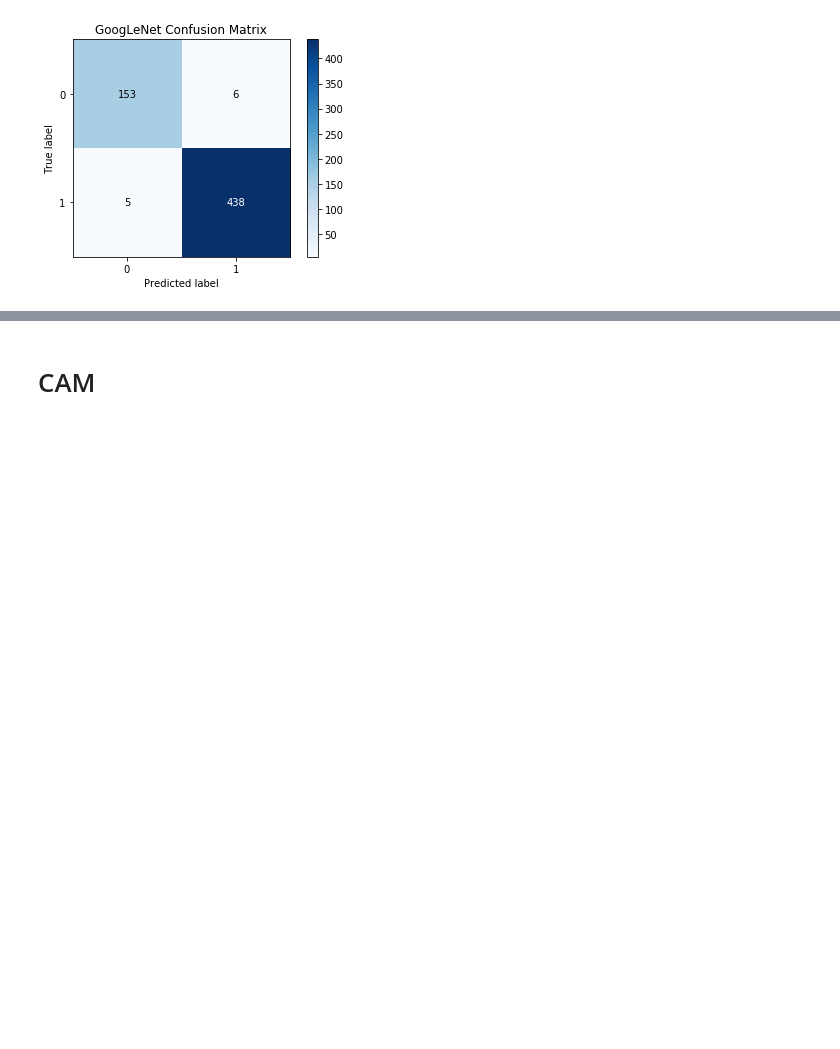
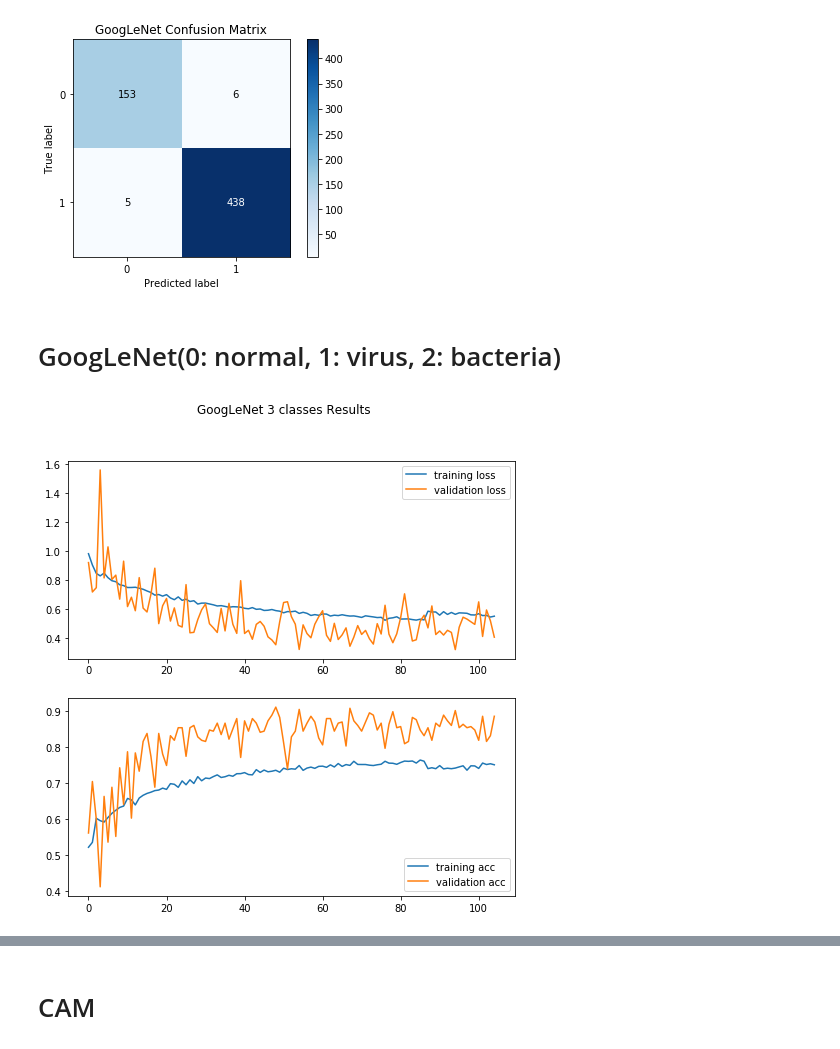
Before and after one commit to zyy2929/DeepLearningForMedicine, a Jupyter notebook: Code/visualization.ipynb, the cells around one changed output, grey strips where cells are left out. Saved outputs shown, nothing was run; the diff lists cells and outputs as text; code cells hidden in the pictures; blank space fills up the shorter version.

Commit message:
googlenet(3 classes) added

```diff
--- a/Code/visualization.ipynb
+++ b/Code/visualization.ipynb
@@ -54,6 +54,10 @@ history_densenet161_197 = pickle.load(pickle_in)
 #googlenet
 pickle_in = open('history_gn21.pkl', 'rb')
 history_googlenet = pickle.load(pickle_in)
+
+#googlenet(3 classes)
+pickle_in = open('history_3class1.pkl', 'rb')
+history_googlenet3 = pickle.load(pickle_in)
 # %% [markdown]
 # ResNet
 # %%
@@ -246,3 +250,25 @@ skplt.metrics.plot_confusion_matrix(true_labels, pred_labels, title = 'GoogLeNet
 # %% [output]
 <matplotlib.axes._subplots.AxesSubplot at 0x...>
 [figure]
+# %% [markdown]
+# GoogLeNet(0: normal, 1: virus, 2: bacteria)
+# %%
+goo_train_loss = history_googlenet3['train_loss']
+goo_valid_loss = history_googlenet3['valid_loss']
+goo_train_acc = history_googlenet3['train_acc']
+goo_valid_acc = history_googlenet3['valid_acc']
+# %%
+fig, (ax1, ax2) = plt.subplots(2, figsize=(8,8))
+fig.suptitle('GoogLeNet 3 classes Results')
+
+ax1.plot(goo_train_loss, label='training loss')
+ax1.plot(goo_valid_loss, label='validation loss')
+ax1.legend()
+
+ax2.plot(goo_train_acc, label='training acc')
+ax2.plot(goo_valid_acc, label='validation acc')
+ax2.legend()
+
+plt.savefig('GoogLeNet_3classestrain.jpeg')
+# %% [output]
+[figure, added]
```
Also changed, not shown: parts of 3 cells of this notebook.
